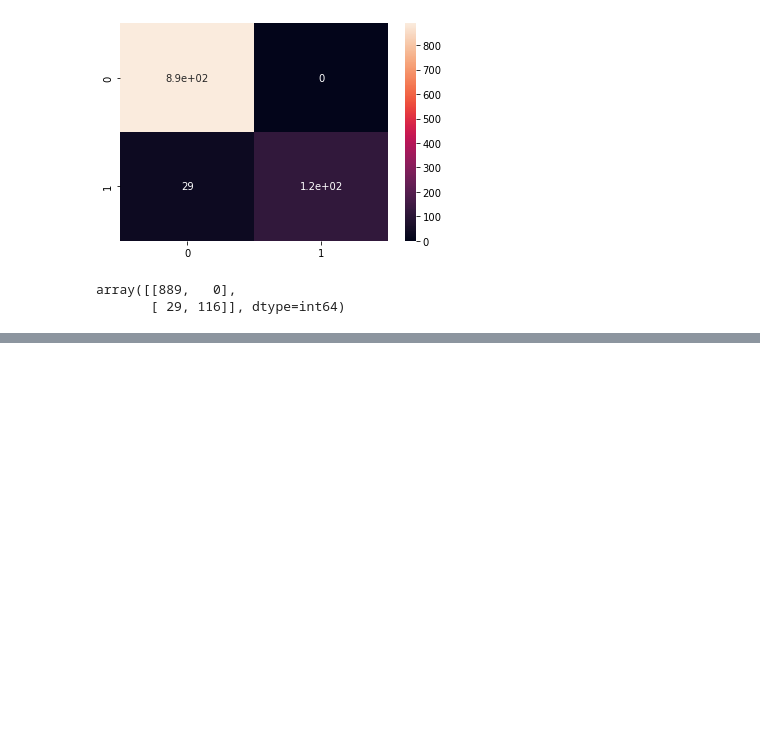
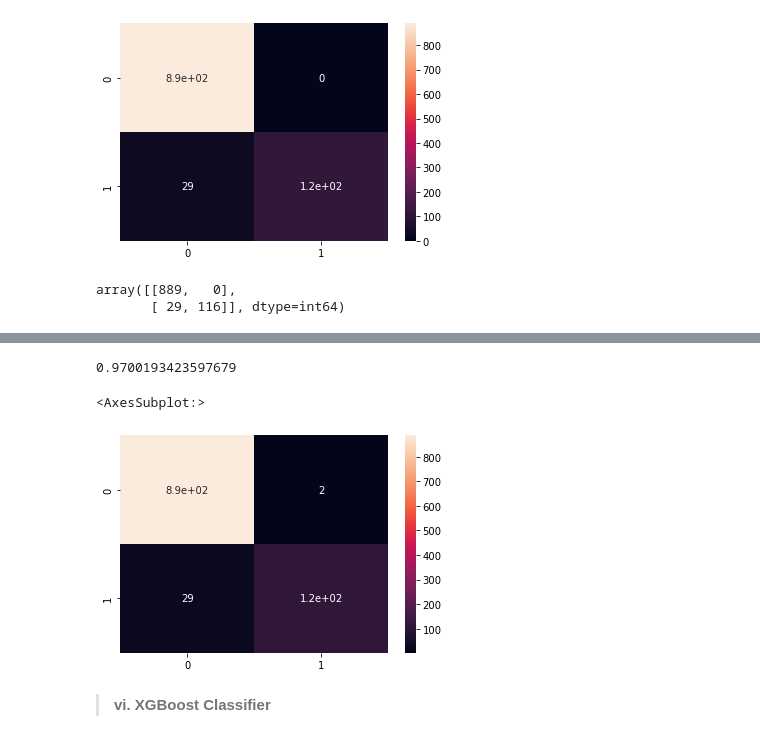
Before and after one commit to NicholusMagak/SMS-Spam-Collection, a Jupyter notebook: Index.ipynb, the cells around one changed output, grey strips where cells are left out. Drawn from its saved outputs; the diff is of its cells as text; code cells hidden in the pictures; blank space fills up the shorter version.

```diff
--- a/Index.ipynb
+++ b/Index.ipynb
@@ -348,0 +450,4 @@ array([[889,   0],
+# %%
+baseline_gradientboost = GradientBoostingClassifier(random_state=0)
+
+baseline_models(baseline_gradientboost, 'Baseline Gradient Boost')
@@ -348,0 +474,18 @@ array([[889,   0],
+# %%
+y_pred = baseline_gradientboost.predict(X_test)
+
+acc = accuracy_score(y_test, y_pred)
+acc
+# %% [output]
+0.9700193423597679
+# %%
+# confusion matrix
+from sklearn.metrics import confusion_matrix
+cm = confusion_matrix(y_test, y_pred)
+
+sns.heatmap(cm, annot=True)
+# %% [output]
+<AxesSubplot:>
+[figure, added]
+# %% [markdown]
+> <b>vi. XGBoost Classifier</b>
```
Also changed, not shown: parts of 21 cells of this notebook.
